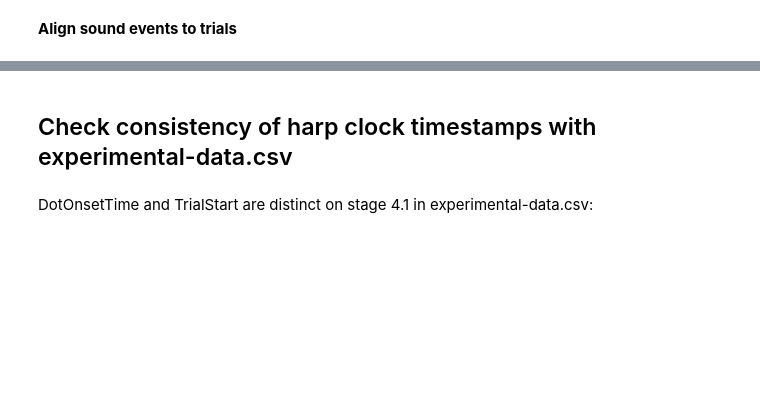
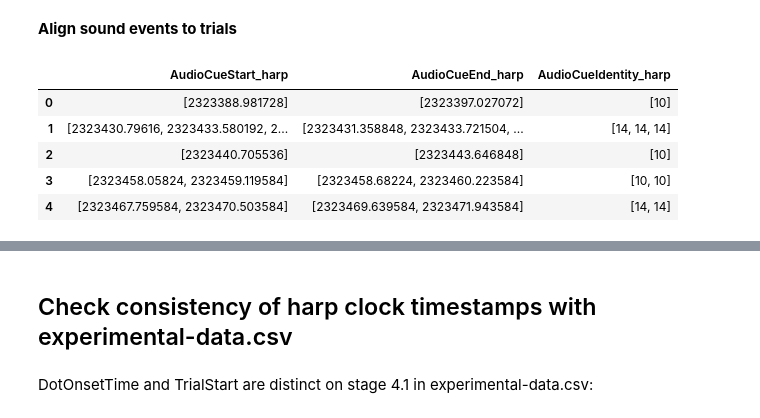
Before and after one commit to SainsburyWellcomeCentre/FNT_timestamp_alignment, a Jupyter notebook: timestamps/temp/check_experimental_csv_and_harp_timestamp_alignment.ipynb, the cells around one changed output, grey strips where cells are left out. Cells and saved outputs as stored; diff of their text form; code cells hidden in the pictures; blank space fills up the shorter version.

```diff
--- a/timestamps/temp/check_experimental_csv_and_harp_timestamp_alignment.ipynb
+++ b/timestamps/temp/check_experimental_csv_and_harp_timestamp_alignment.ipynb
@@ -130,9 +175,9 @@ port_choice_df.head()
 # %% [markdown]
 **Align sound events to trials**
 # %%
-def parse_trial_sounds(trial_start_times, sound_reader, bin_sound_path, OFF_index=18):
+def parse_trial_sounds(trial_start_times, bin_sound_path, OFF_index=18):
     # Read the harp sound card stream, for the timestamps and audio ID
-    all_sounds = hu.get_all_sounds(sound_reader, bin_sound_path)
+    all_sounds = hu.get_all_sounds(bin_sound_path)
 
     # Create lists to store the poke IDs and timestamps for all trials
     ON_S, OFF_S, ID_S = [], [], []
@@ -149,34 +194,41 @@ def parse_trial_sounds(trial_start_times, sound_reader, bin_sound_path, OFF_inde
 
         # Create trial lists for sounds this trial
         ON, OFF, ID = [], [], []
         for _, sound in trial_events.iterrows():
             event_time = sound.Time
             sound = sound[['PlaySoundOrFrequency']]
             sound = int(sound.iloc[0])
 
             # Find audio IDs from the value. Only find ID for OFFSET
             if sound != OFF_index:
                 ON.append(event_time)
                 ID.append(sound)
             else:
                 OFF.append(event_time)
 
         ON_S.append(ON)
         OFF_S.append(OFF)
         ID_S.append(ID)
 
     trial_sounds_df = pd.DataFrame({'AudioCueStart_harp': ON_S, 'AudioCueEnd_harp': OFF_S, 'AudioCueIdentity_harp': ID_S})  # Create dataframe from all nosepoke events
 
     return trial_sounds_df
 
 # Get data frame with sound ID and timestamp for each trial
-trial_sounds_df = parse_trial_sounds(trials_df['TrialStart_harp'], sound_reader, bin_sound_path)
+trial_sounds_df = parse_trial_sounds(trials_df['TrialStart'], bin_sound_path)
 
 # Append sound ID to trials_df
 trials_df = pd.concat([trials_df, trial_sounds_df],axis=1)
 
 # Show sound data frame
 trial_sounds_df.head()
+# %% [output]
+|  | AudioCueStart_harp | AudioCueEnd_harp | AudioCueIdentity_harp |
+| 0 | [2323388.981728] | [2323397.027072] | [10] |
+| 1 | [2323430.79616, 2323433.580192, 2... | [2323431.358848, 2323433.721504, ... | [14, 14, 14] |
+| 2 | [2323440.705536] | [2323443.646848] | [10] |
+| 3 | [2323458.05824, 2323459.119584] | [2323458.68224, 2323460.223584] | [10, 10] |
+| 4 | [2323467.759584, 2323470.503584] | [2323469.639584, 2323471.943584] | [14, 14] |
 # %%
 # Check trials_df AudioCueStart and ChoicePort is as expected
 trials_df[
```
Also changed, not shown: parts of 13 cells of this notebook, 2 other files.
